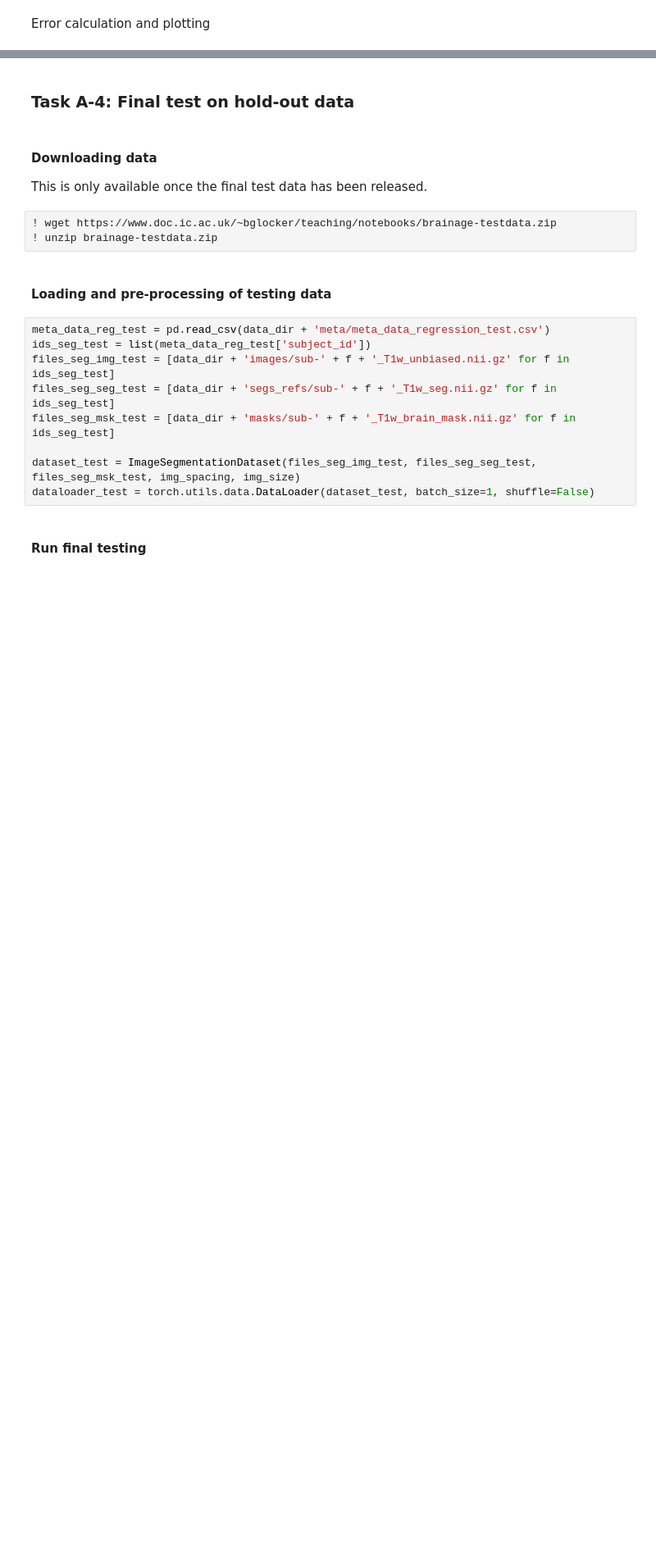
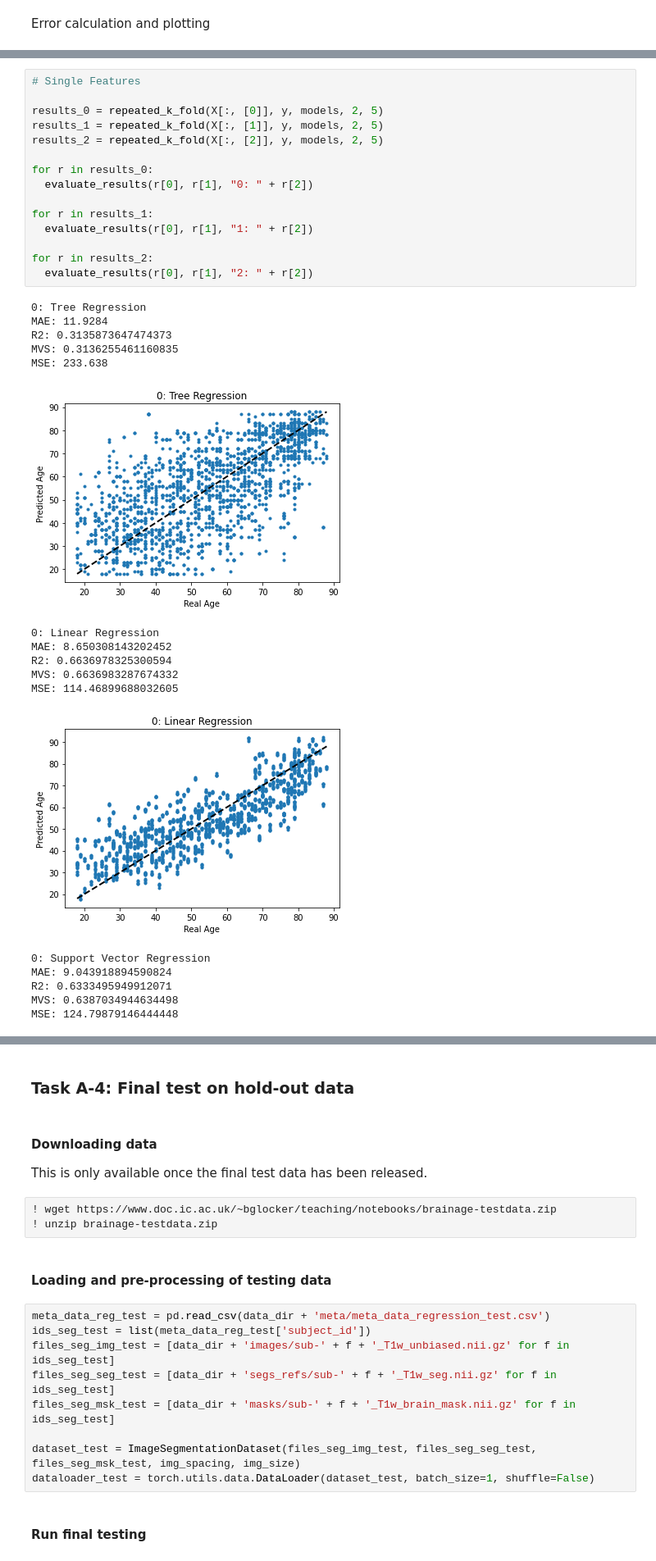
Before and after one commit to gf4417/MLforIMG-CW, a Jupyter notebook: Copy_of_CW_Brain_Age_Regression.ipynb, the cells around one changed output, grey strips where cells are left out. Shown at 82% size. Saved outputs shown, nothing was run; the diff lists cells and outputs as text; blank space fills up the shorter version.

```diff
--- a/Copy_of_CW_Brain_Age_Regression.ipynb
+++ b/Copy_of_CW_Brain_Age_Regression.ipynb
@@ -943,0 +961,33 @@ MSE: 91.72194623206843
+# %%
+# Single Features
+
+results_0 = repeated_k_fold(X[:, [0]], y, models, 2, 5)
+results_1 = repeated_k_fold(X[:, [1]], y, models, 2, 5)
+results_2 = repeated_k_fold(X[:, [2]], y, models, 2, 5)
+
+for r in results_0:
+  evaluate_results(r[0], r[1], "0: " + r[2])
+
+for r in results_1:
+  evaluate_results(r[0], r[1], "1: " + r[2])
+
+for r in results_2:
+  evaluate_results(r[0], r[1], "2: " + r[2])
+# %% [output]
+0: Tree Regression
+MAE: 11.9284
+R2: 0.3135873647474373
+MVS: 0.3136255461160835
+MSE: 233.638
+[figure, added]
+0: Linear Regression
+MAE: 8.650308143202452
+R2: 0.6636978325300594
+MVS: 0.6636983287674332
+MSE: 114.46899688032605
+[figure, added]
+0: Support Vector Regression
+MAE: 9.043918894590824
+R2: 0.6333495949912071
+MVS: 0.6387034944634498
+MSE: 124.79879146444448
```
Also changed, not shown: parts of 10 cells of this notebook.
